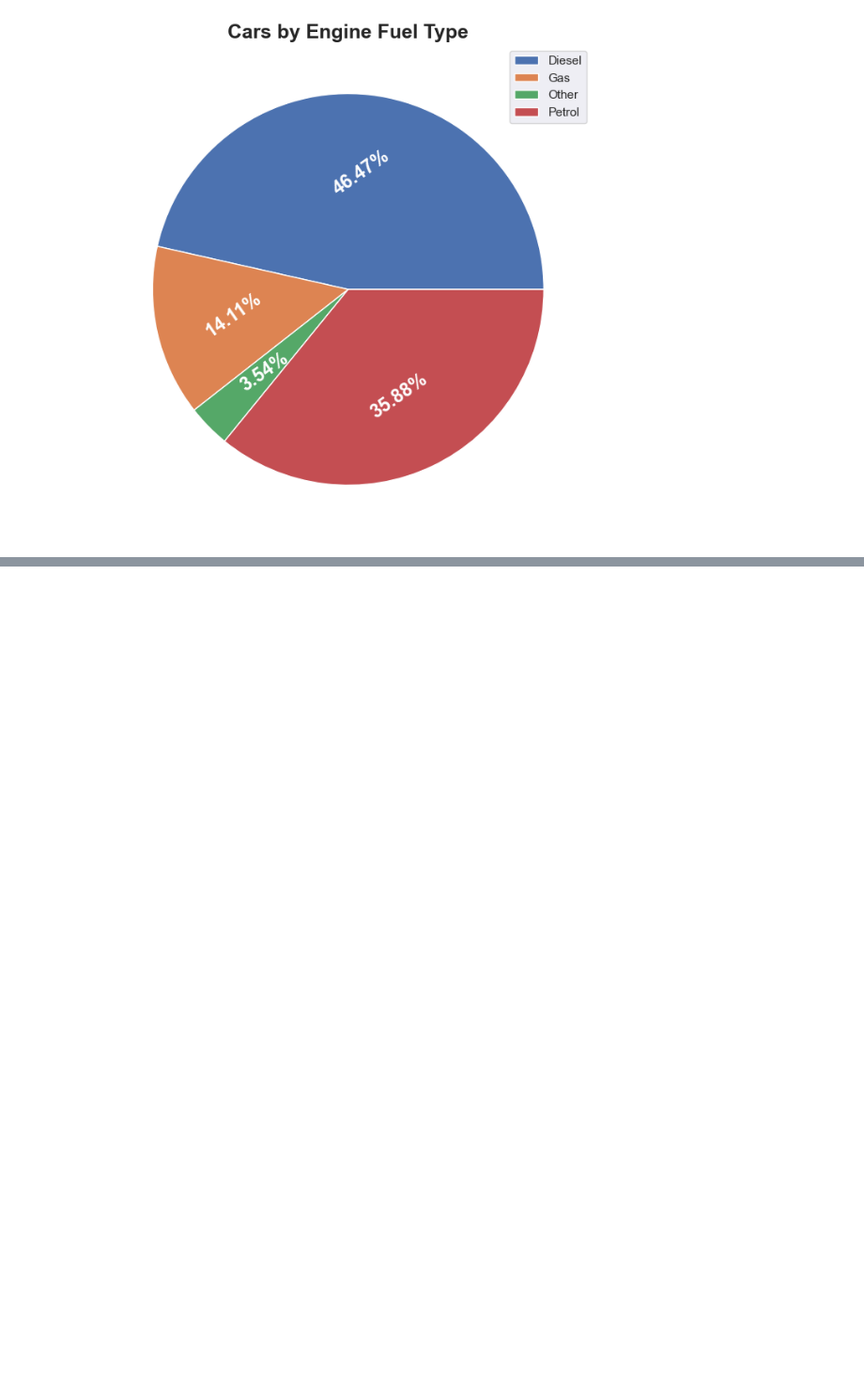
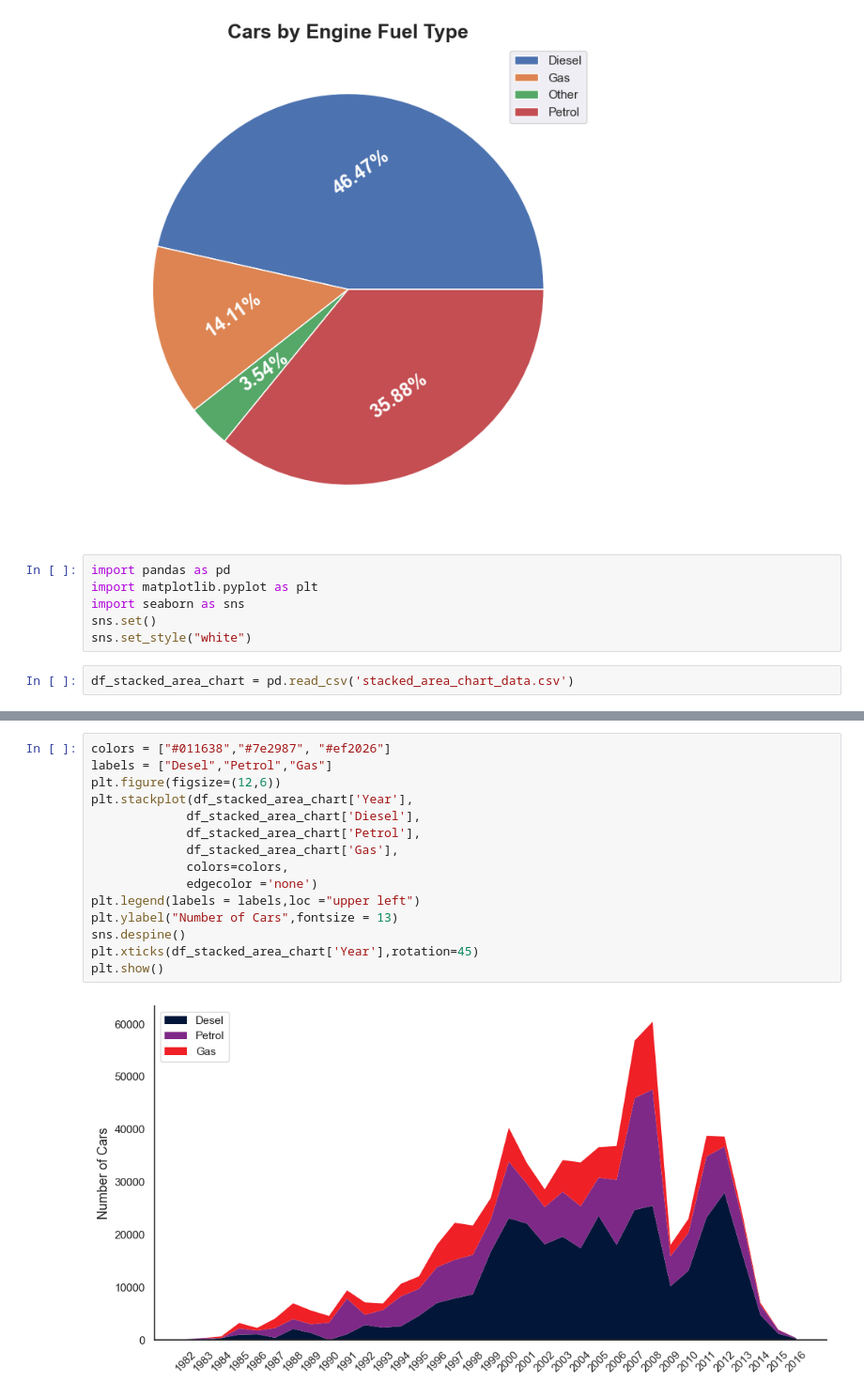
Before and after one commit to abellajakeyabut/datascience, a Jupyter notebook: Untitled10.ipynb, the cells around one changed output, grey strips where cells are left out. Shown: that part at 94% size. Cells and saved outputs as stored; diff of their text form; blank space fills up the shorter version.

```diff
--- a/Untitled10.ipynb
+++ b/Untitled10.ipynb
@@ -52,3 +52,11 @@ plt.savefig("pie.png")
 plt.show()
 # %% [output]
 [figure]
+# %%
+import pandas as pd
+import matplotlib.pyplot as plt
+import seaborn as sns
+sns.set()
+sns.set_style("white")
+# %%
+df_stacked_area_chart = pd.read_csv('stacked_area_chart_data.csv')
@@ -54,0 +83,17 @@ plt.show()
+# %%
+colors = ["#011638","#7e2987", "#ef2026"]
+labels = ["Desel","Petrol","Gas"]
+plt.figure(figsize=(12,6))
+plt.stackplot(df_stacked_area_chart['Year'],
+             df_stacked_area_chart['Diesel'],
+             df_stacked_area_chart['Petrol'],
+             df_stacked_area_chart['Gas'],
+             colors=colors,
+             edgecolor ='none')
+plt.legend(labels = labels,loc ="upper left")
+plt.ylabel("Number of Cars",fontsize = 13)
+sns.despine()
+plt.xticks(df_stacked_area_chart['Year'],rotation=45)
+plt.show()
+# %% [output]
+[figure, added]
```
Also changed, not shown: parts of 10 cells of this notebook, 4 other files.
